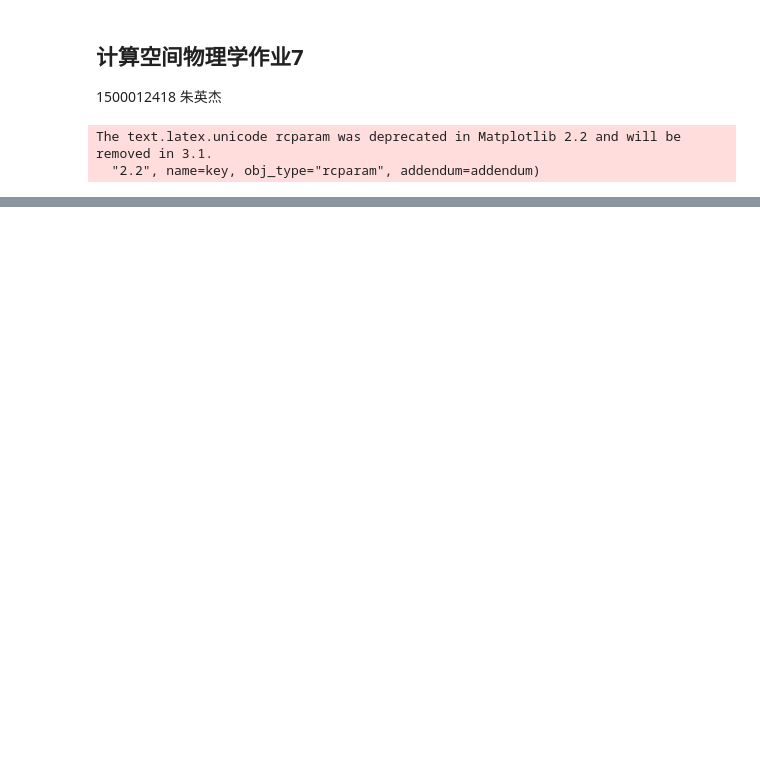
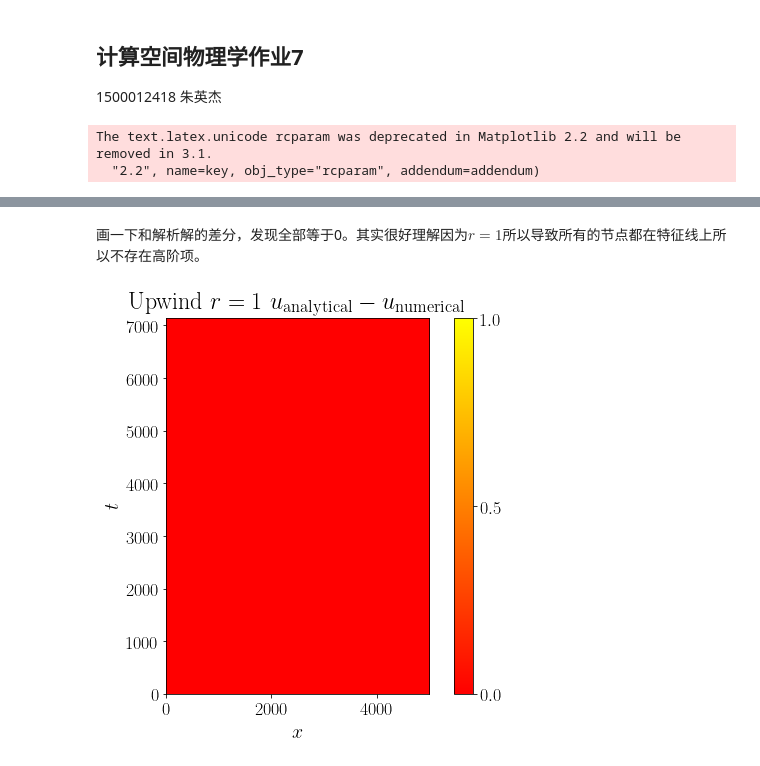
Before and after one commit to nightmarein13/CSP2019, a Jupyter notebook: hw7.ipynb, the cells around one changed output, grey strips where cells are left out. Saved outputs shown, nothing was run; the diff lists cells and outputs as text; code cells hidden in the pictures; blank space fills up the shorter version.

```diff
--- a/hw7.ipynb
+++ b/hw7.ipynb
@@ -34,0 +65,19 @@ data_uw = update_upwind(data)
+# %% [markdown]
+画一下和解析解的差分，发现全部等于0。其实很好理解因为$r=1$所以导致所有的节点都在特征线上所以不存在高阶项。
+# %%
+data_ana = np.ones((5000,5000))
+for i in range(0,4000):
+    data_ana[i+1000:,i] = np.zeros(4000-i)
+
+data_dev = np.abs(data_ana-data_uw)
+fig,ax = plt.subplots(figsize=(8,6))
+im = ax.imshow(data_dev.T,origin='lower',cmap='autumn',extent = (0,5000,0,5000/0.7),interpolation='none')
+ax.set_xlabel(r'$x$',fontsize=20)
+ax.set_ylabel(r'$t$',fontsize=20)
+ax.tick_params(labelsize=18)
+ax.set_title(r'Upwind  $r=1$ $u_{\mathrm{analytical}}-u_{\mathrm{numerical}}$',fontsize=24)
+clb = plt.colorbar(im,pad = 0.05,orientation='vertical',ticks=[-1,-0.5,0,0.5,1])
+clb.ax.tick_params(labelsize=18)
+plt.subplots_adjust(bottom = 0.1,left=0.1,top=0.97,right=0.97)
+# %% [output]
+[figure, added]
```
Also changed, not shown: parts of 50 cells of this notebook.
